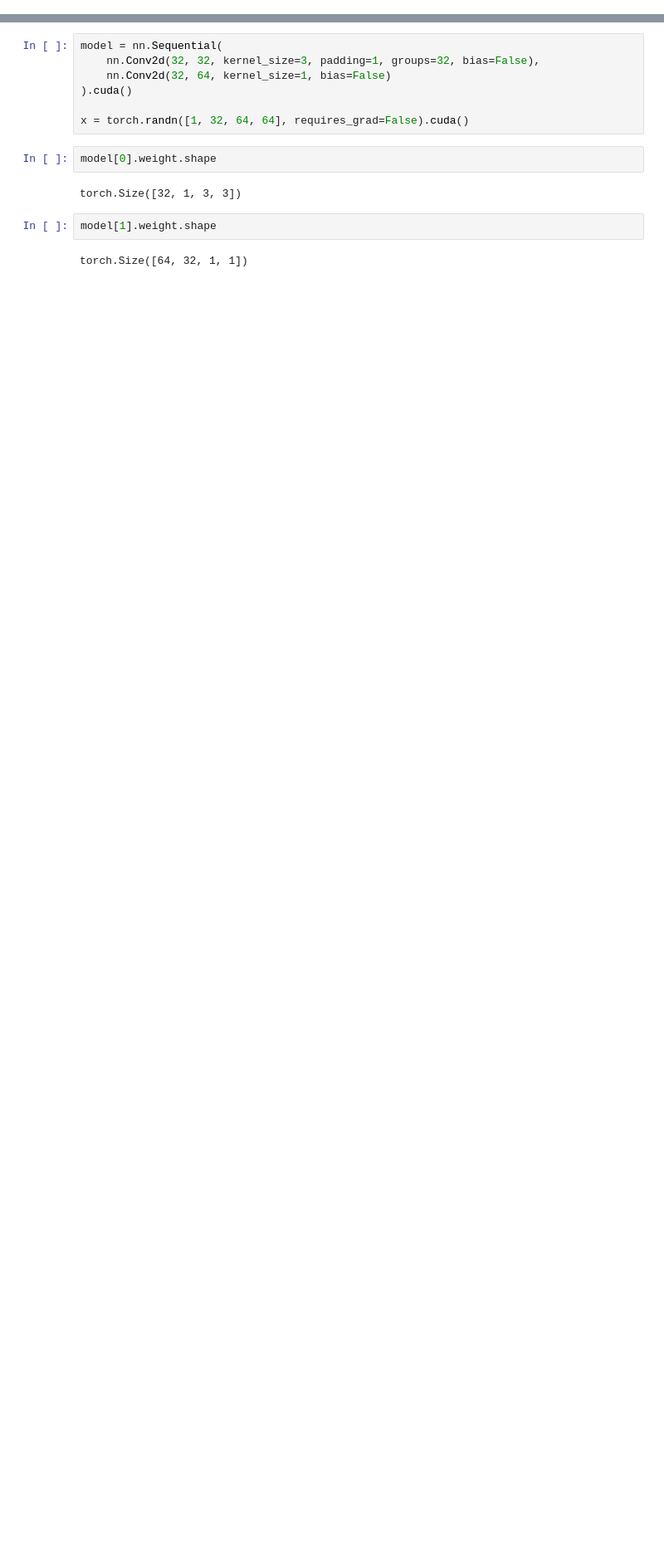
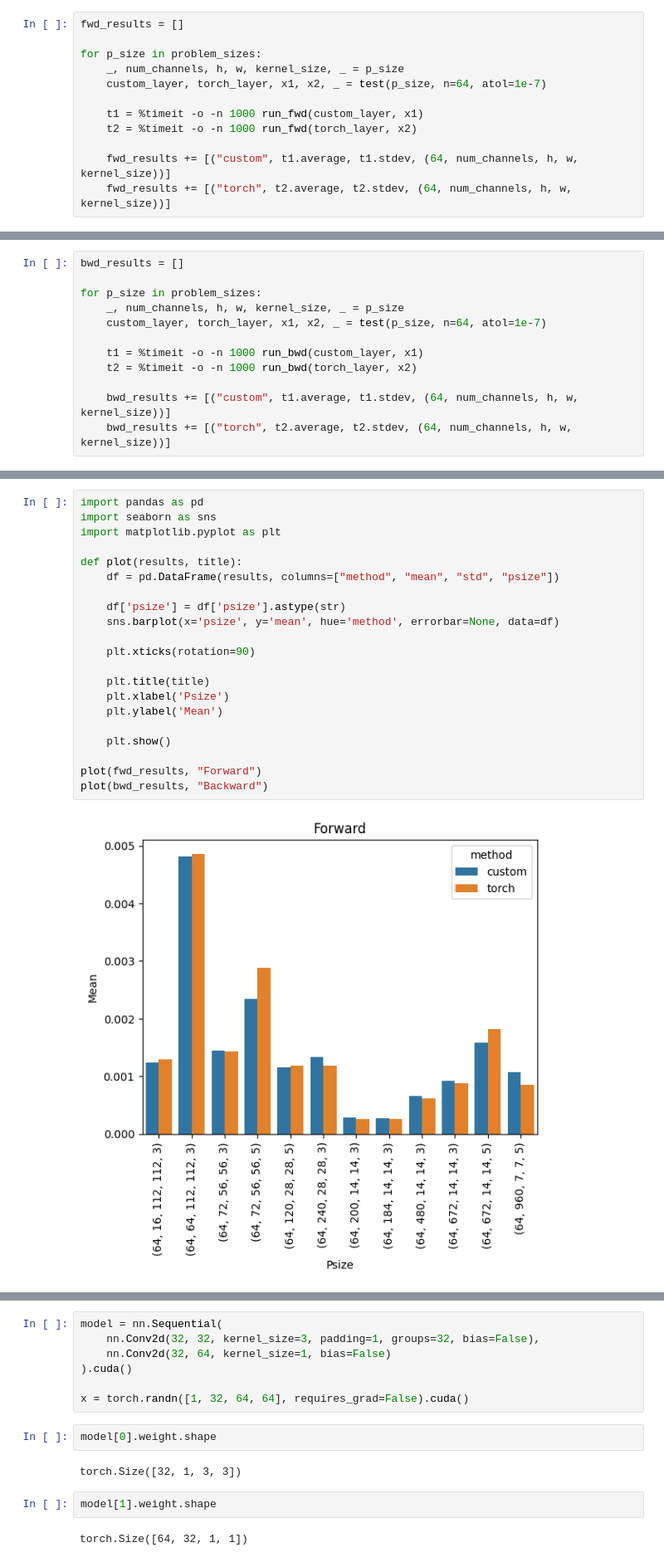
Before and after one commit to vinnamkim/flash-fft-conv, a Jupyter notebook: test.ipynb, the cells around one changed output, grey strips where cells are left out. Shown at 83% size. Drawn from its saved outputs; the diff is of its cells as text; blank space fills up the shorter version.

```diff
--- a/test.ipynb
+++ b/test.ipynb
@@ -153,0 +184,12 @@ P: torch.Size([1, 960, 7, 7, 5, 5]), max_error_y=0.0, max_error_din=1.4305114746
+# %%
+fwd_results = []
+
+for p_size in problem_sizes:
+    _, num_channels, h, w, kernel_size, _ = p_size
+    custom_layer, torch_layer, x1, x2, _ = test(p_size, n=64, atol=1e-7)
+
+    t1 = %timeit -o -n 1000 run_fwd(custom_layer, x1)
+    t2 = %timeit -o -n 1000 run_fwd(torch_layer, x2)
+
+    fwd_results += [("custom", t1.average, t1.stdev, (64, num_channels, h, w, kernel_size))]
+    fwd_results += [("torch", t2.average, t2.stdev, (64, num_channels, h, w, kernel_size))]
@@ -153,0 +214,12 @@ P: torch.Size([1, 960, 7, 7, 5, 5]), max_error_y=0.0, max_error_din=1.4305114746
+# %%
+bwd_results = []
+
+for p_size in problem_sizes:
+    _, num_channels, h, w, kernel_size, _ = p_size
+    custom_layer, torch_layer, x1, x2, _ = test(p_size, n=64, atol=1e-7)
+
+    t1 = %timeit -o -n 1000 run_bwd(custom_layer, x1)
+    t2 = %timeit -o -n 1000 run_bwd(torch_layer, x2)
+
+    bwd_results += [("custom", t1.average, t1.stdev, (64, num_channels, h, w, kernel_size))]
+    bwd_results += [("torch", t2.average, t2.stdev, (64, num_channels, h, w, kernel_size))]
@@ -153,0 +245,23 @@ P: torch.Size([1, 960, 7, 7, 5, 5]), max_error_y=0.0, max_error_din=1.4305114746
+# %%
+import pandas as pd
+import seaborn as sns
+import matplotlib.pyplot as plt
+
+def plot(results, title):
+    df = pd.DataFrame(results, columns=["method", "mean", "std", "psize"])
+
+    df['psize'] = df['psize'].astype(str)
+    sns.barplot(x='psize', y='mean', hue='method', errorbar=None, data=df)
+
+    plt.xticks(rotation=90)
+
+    plt.title(title)
+    plt.xlabel('Psize')
+    plt.ylabel('Mean')
+
+    plt.show()
+
+plot(fwd_results, "Forward")
+plot(bwd_results, "Backward")
+# %% [output]
+[figure, added]
```
Also changed, not shown: parts of 8 cells of this notebook.
